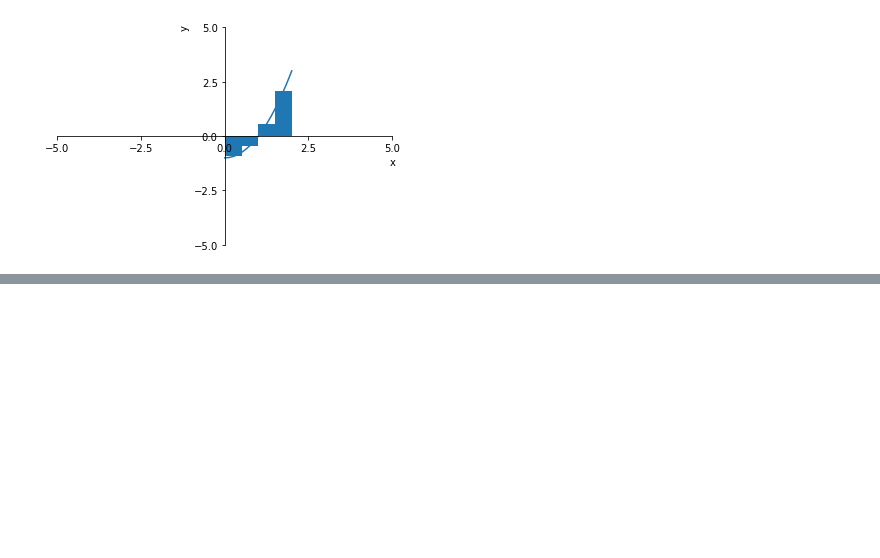
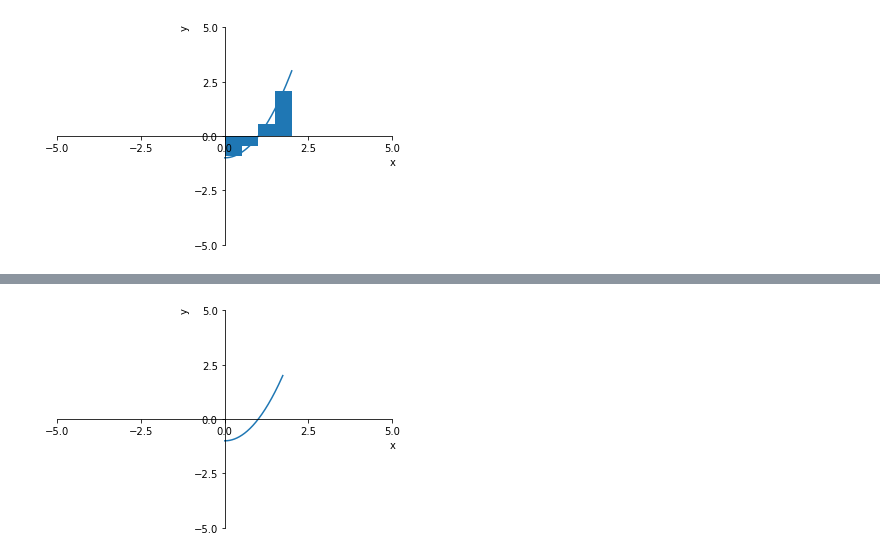
Before and after one commit to Zhurp2020/NLP-from-scratch, a Jupyter notebook: Thomas Calculus/Chapter 5 code.ipynb, the cells around one changed output, grey strips where cells are left out. Saved outputs shown, nothing was run; the diff lists cells and outputs as text; code cells hidden in the pictures; blank space fills up the shorter version.

```diff
--- a/Thomas Calculus/Chapter 5 code.ipynb
+++ b/Thomas Calculus/Chapter 5 code.ipynb
@@ -123,0 +147,6 @@ a.ax.bar(np.linspace(0,1.5,4),height=f(np.linspace(0.25,1.75,4)),width=0.5,align
+# %%
+def f(x):
+    return x**2 - 1
+FunctionPlotter(f,3,np.linspace(0,np.sqrt(3),1001)).plot()
+# %% [output]
+[figure, added]
```
Also changed, not shown: parts of 3 cells of this notebook, 3 other files.
